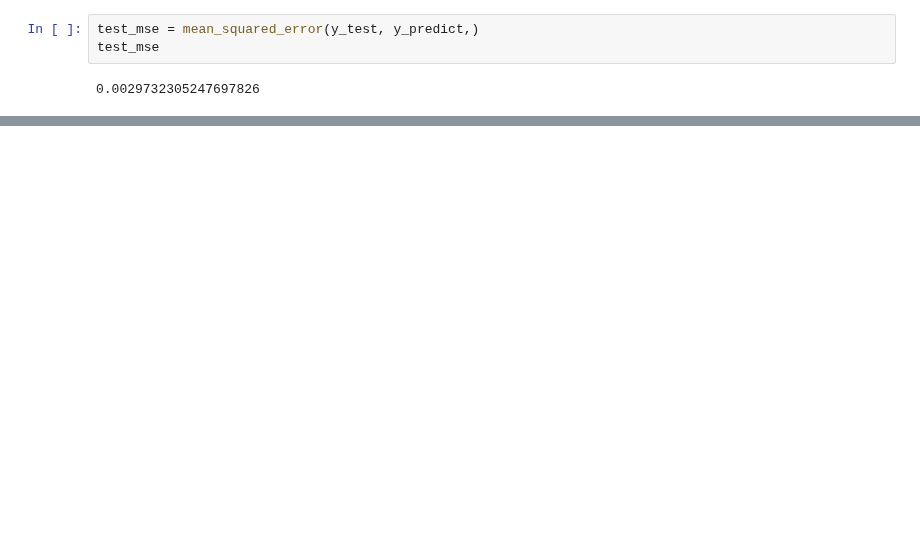
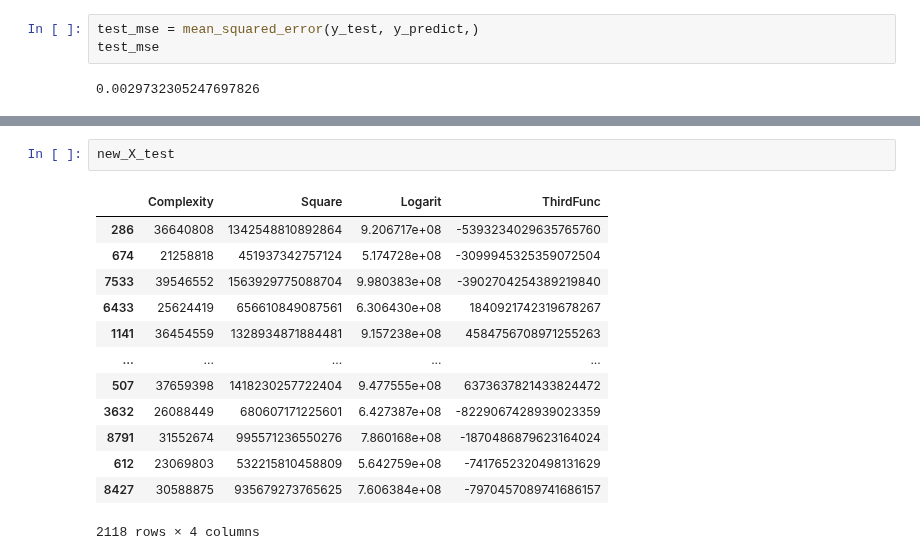
Before and after one commit to lephuocdat2000/-CS114.K21-, a Jupyter notebook: Round3.ipynb, the cells around one changed output, grey strips where cells are left out. Saved outputs shown, nothing was run; the diff lists cells and outputs as text; blank space fills up the shorter version.

```diff
--- a/Round3.ipynb
+++ b/Round3.ipynb
@@ -72,0 +104,16 @@ Xây dựng model mới với việc thêm 2 biết là nlog2n và nsquare
+# %%
+new_X_test
+# %% [output]
+|  | Complexity | Square | Logarit | ThirdFunc |
+| 286 | 36640808 | 1342548810892864 | 9.206717e+08 | -5393234029635765760 |
+| 674 | 21258818 | 451937342757124 | 5.174728e+08 | -3099945325359072504 |
+| 7533 | 39546552 | 1563929775088704 | 9.980383e+08 | -3902704254389219840 |
+| 6433 | 25624419 | 656610849087561 | 6.306430e+08 | 1840921742319678267 |
+| 1141 | 36454559 | 1328934871884481 | 9.157238e+08 | 4584756708971255263 |
+| ... | ... | ... | ... | ... |
+| 507 | 37659398 | 1418230257722404 | 9.477555e+08 | 6373637821433824472 |
+| 3632 | 26088449 | 680607171225601 | 6.427387e+08 | -8229067428939023359 |
+| 8791 | 31552674 | 995571236550276 | 7.860168e+08 | -1870486879623164024 |
+| 612 | 23069803 | 532215810458809 | 5.642759e+08 | -7417652320498131629 |
+| 8427 | 30588875 | 935679273765625 | 7.606384e+08 | -7970457089741686157 |
+2118 rows × 4 columns
```
Also changed, not shown: parts of 19 cells of this notebook.
